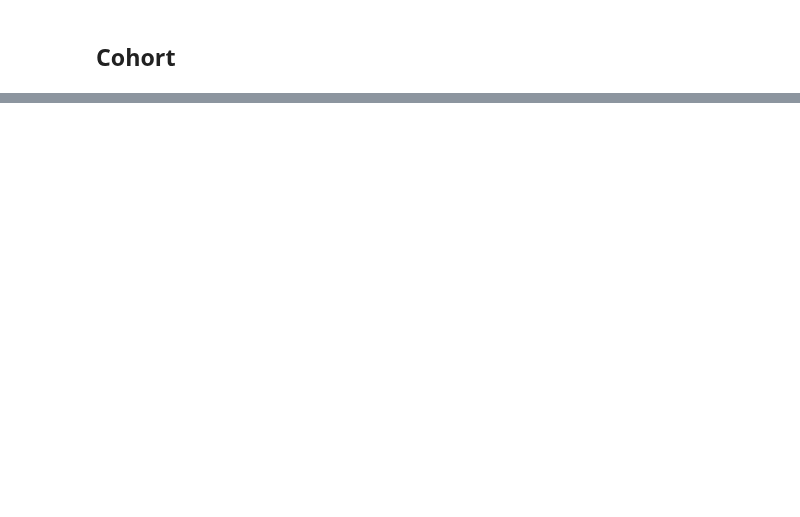
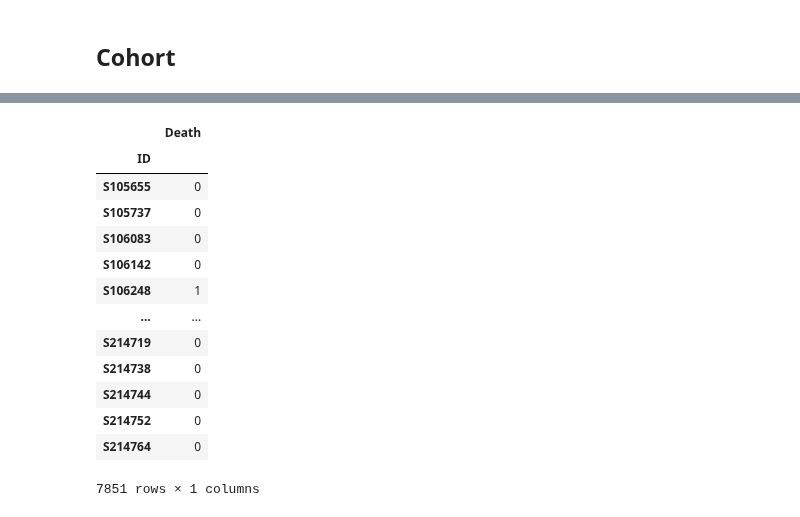
Before and after one commit to jozieLamp/CARNA, a Jupyter notebook: Score Label Preprocessing/ARIC Cohort Data Preprocessing.ipynb, the cells around one changed output, grey strips where cells are left out. Drawn from its saved outputs; the diff is of its cells as text; code cells hidden in the pictures; blank space fills up the shorter version.

```diff
--- a/Score Label Preprocessing/ARIC Cohort Data Preprocessing.ipynb
+++ b/Score Label Preprocessing/ARIC Cohort Data Preprocessing.ipynb
@@ -839,3 +785,36 @@ allData
 # %%
 #save to file
 allData.to_csv("../Data Validation/ARIC/Original DataFrames/AllDataAricCohort.csv")
+# %%
+#Make Labels
+labels = pd.DataFrame()
+labels['ID'] = hfcoccps16.index
+labels = labels.set_index('ID')
+
+#Death LVAD
+lst = []
+for idx in hfchfaps16.index:
+    pt = hfchfaps16.loc[idx]
+    pt1 = hfccelps16.loc[idx]
+    if pt1['CELB06'] == 'Y' or pt1['CELB12'] == 'Y' or pt['HFAA57'] == 'Y' or pt['HFAA56'] == 'Y':
+        lst.append(1)
+    else:
+        lst.append(0)
+labels['Death'] = lst
+
+labels
+# %% [output]
+|  | Death |
+| ID |  |
+| S105655 | 0 |
+| S105737 | 0 |
+| S106083 | 0 |
+| S106142 | 0 |
+| S106248 | 1 |
+| ... | ... |
+| S214719 | 0 |
+| S214738 | 0 |
+| S214744 | 0 |
+| S214752 | 0 |
+| S214764 | 0 |
+7851 rows × 1 columns
```
Also changed, not shown: parts of 12 cells of this notebook, 9 other files.
